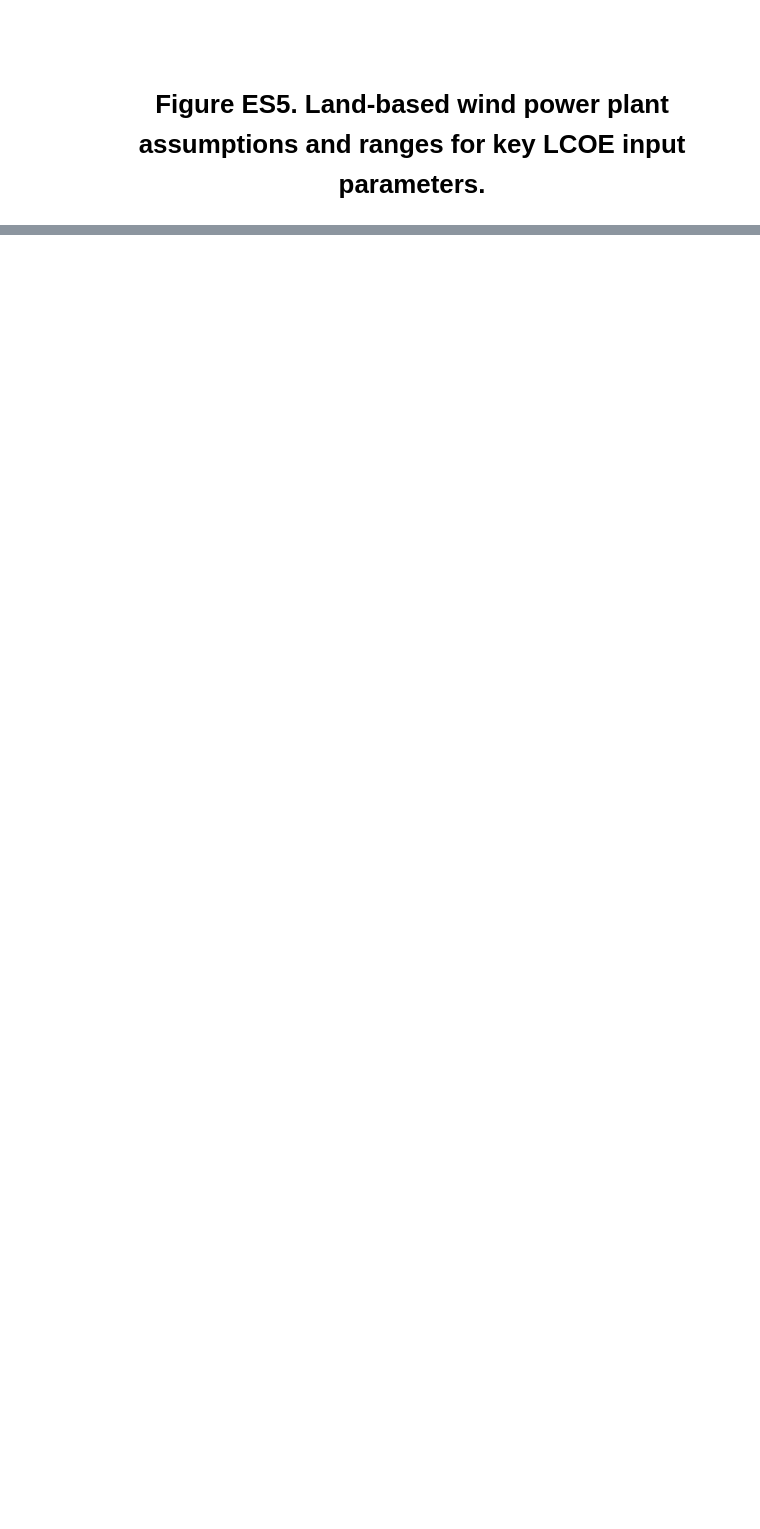
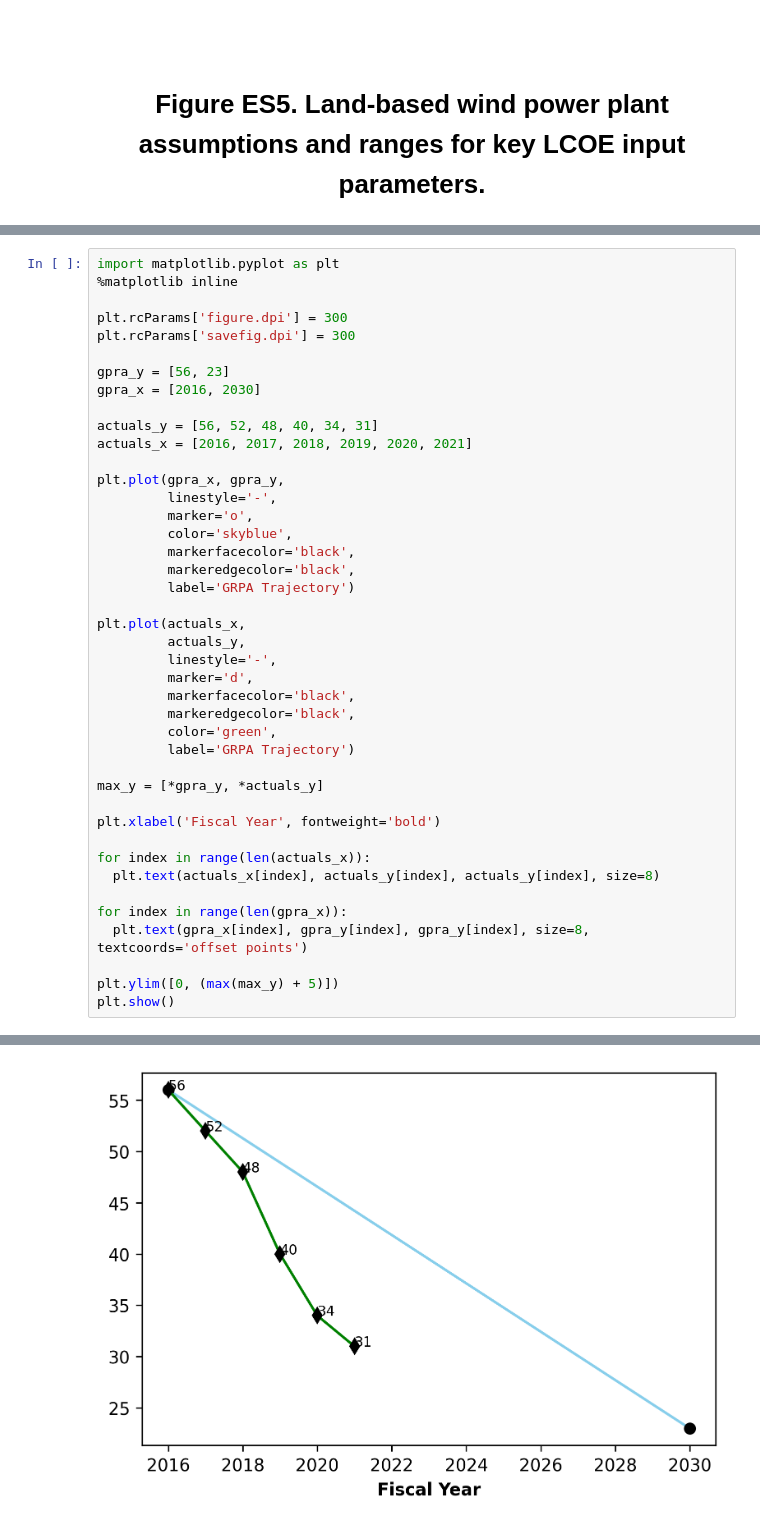
Before and after one commit to WISDEM/LandBOSSE, a Jupyter notebook: landbosse_notebook.ipynb, the cells around one changed output, grey strips where cells are left out. Drawn from its saved outputs; the diff is of its cells as text; blank space fills up the shorter version.

Commit message:
Complete all priority 1 figures

```diff
--- a/landbosse_notebook.ipynb
+++ b/landbosse_notebook.ipynb
@@ -461,0 +589,43 @@ fig.show()
+# %%
+import matplotlib.pyplot as plt
+%matplotlib inline
+
+plt.rcParams['figure.dpi'] = 300
+plt.rcParams['savefig.dpi'] = 300
+
+gpra_y = [56, 23]
+gpra_x = [2016, 2030]
+
+actuals_y = [56, 52, 48, 40, 34, 31]
+actuals_x = [2016, 2017, 2018, 2019, 2020, 2021]
+
+plt.plot(gpra_x, gpra_y,
+         linestyle='-',
+         marker='o',
+         color='skyblue',
+         markerfacecolor='black',
+         markeredgecolor='black',
+         label='GRPA Trajectory')
+
+plt.plot(actuals_x,
+         actuals_y,
+         linestyle='-',
+         marker='d',
+         markerfacecolor='black',
+         markeredgecolor='black',
+         color='green',
+         label='GRPA Trajectory')
+
+max_y = [*gpra_y, *actuals_y]
+
+plt.xlabel('Fiscal Year', fontweight='bold')
+
+for index in range(len(actuals_x)):
+  plt.text(actuals_x[index], actuals_y[index], actuals_y[index], size=8)
+
+for index in range(len(gpra_x)):
+  plt.text(gpra_x[index], gpra_y[index], gpra_y[index], size=8, textcoords='offset points')
+
+plt.ylim([0, (max(max_y) + 5)])
+plt.show()
+# %% [output]
@@ -461,0 +633 @@ fig.show()
+[figure, added]
```
Also changed, not shown: parts of 10 cells of this notebook.
